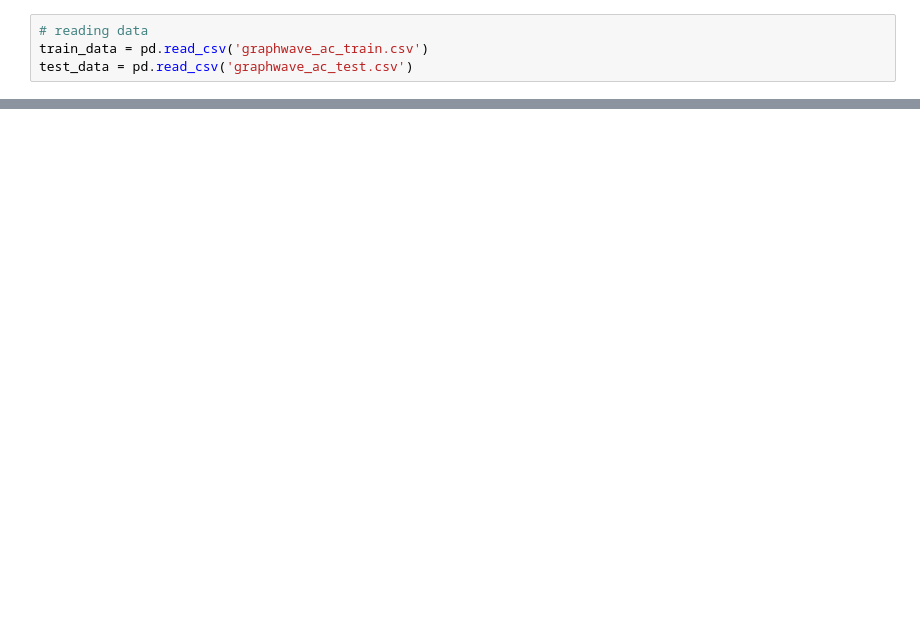
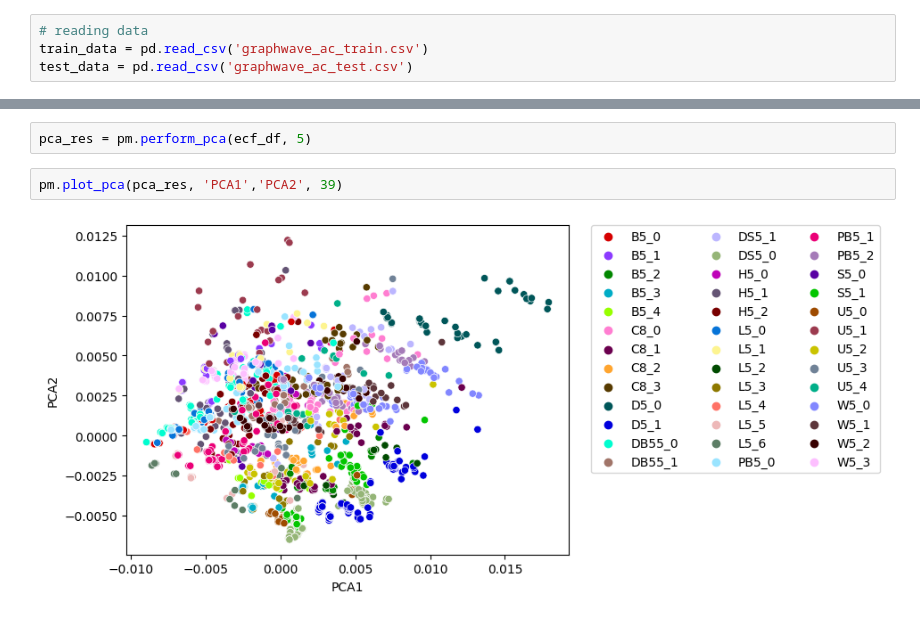
Before and after one commit to sheilafarrahi/thesis, a Jupyter notebook: empirical_characteristics_function.ipynb, the cells around one changed output, grey strips where cells are left out. Cells and saved outputs as stored; diff of their text form; blank space fills up the shorter version.

```diff
--- a/empirical_characteristics_function.ipynb
+++ b/empirical_characteristics_function.ipynb
@@ -63,0 +109,6 @@ res_lr
+# %%
+pca_res = pm.perform_pca(ecf_df, 5)
+# %%
+pm.plot_pca(pca_res, 'PCA1','PCA2', 39)
+# %% [output]
+[figure, added]
```
Also changed, not shown: parts of 15 cells of this notebook, 21 other files.
